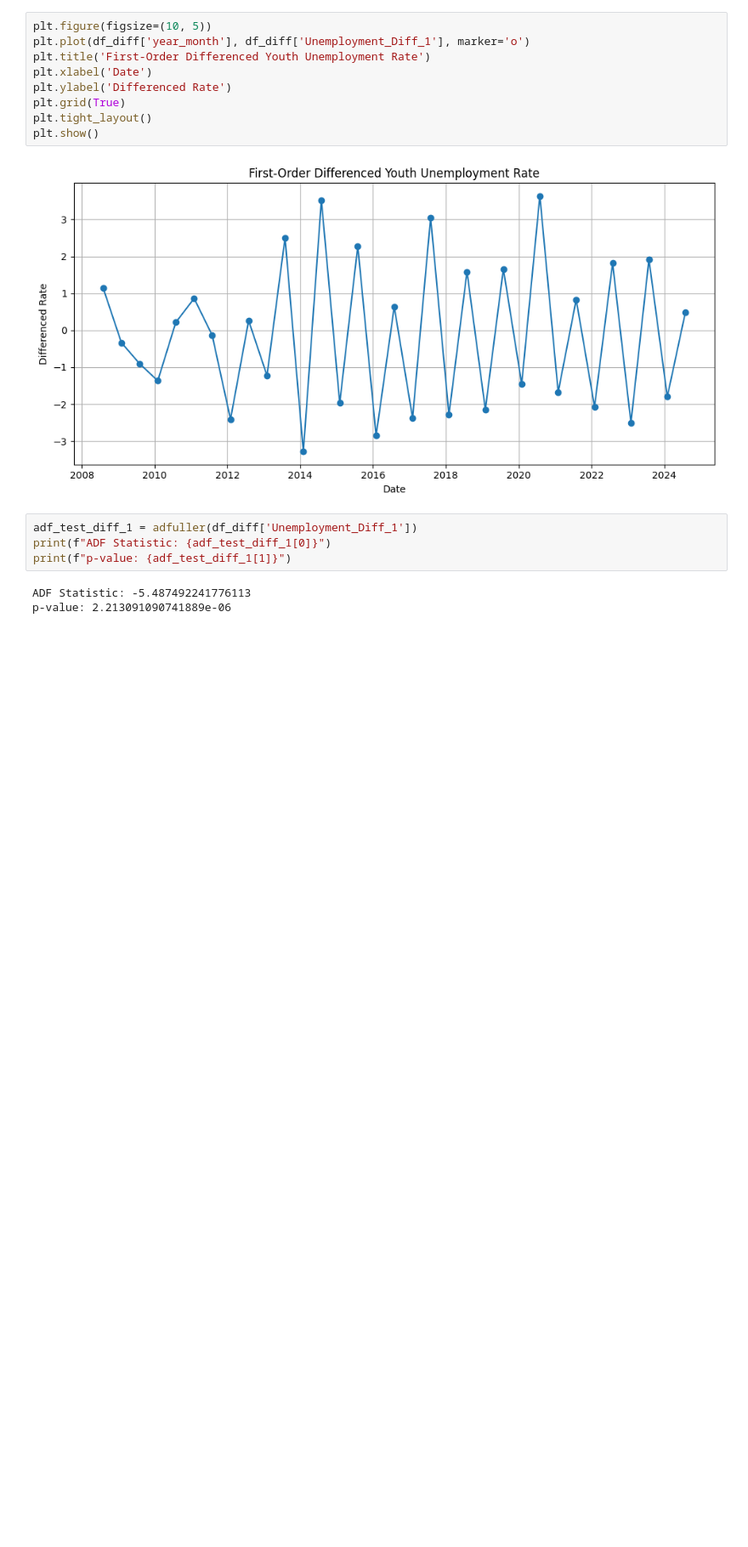
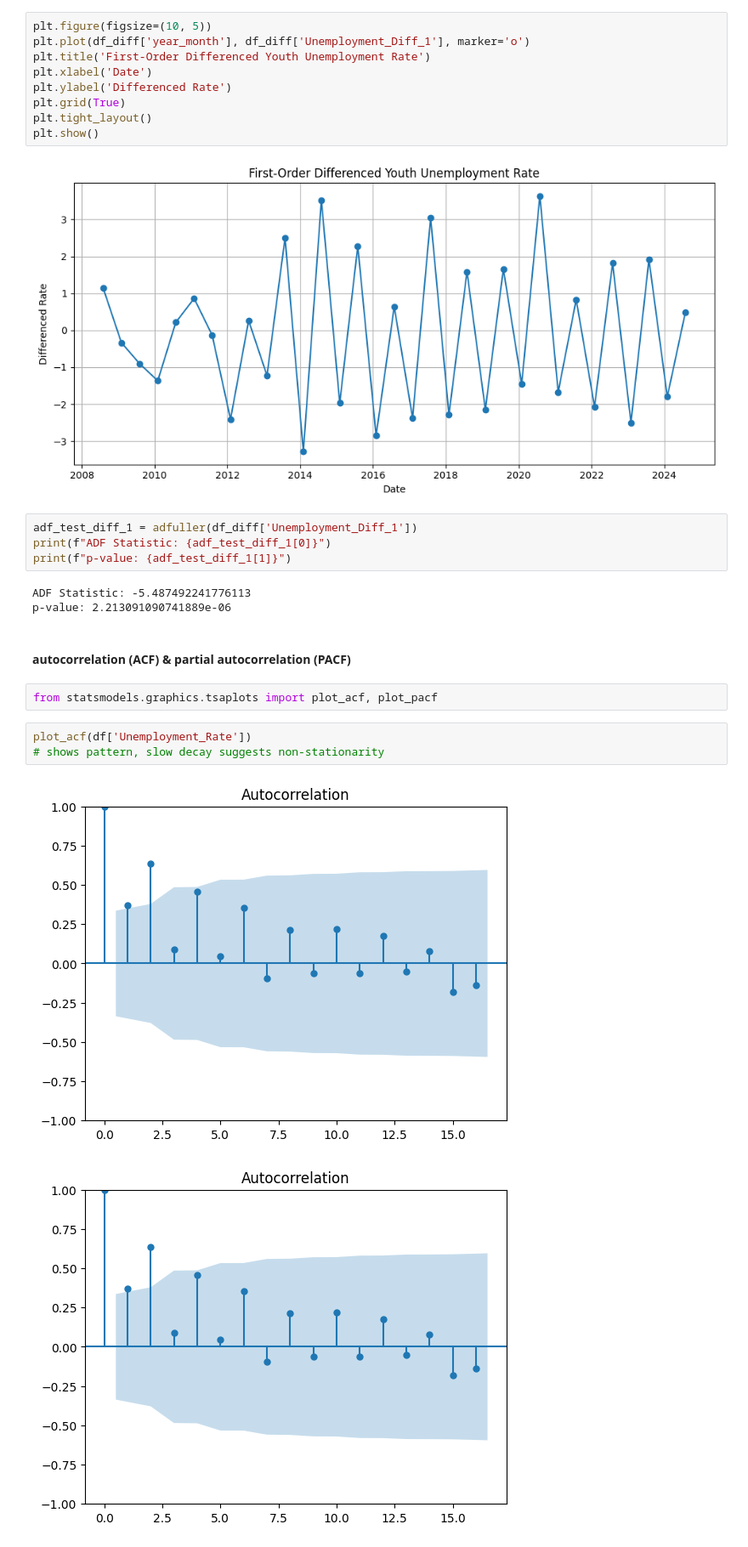
Before and after one commit to imajirzl/thesis-unemployment-rate, a Jupyter notebook: analysis/youth.ipynb, the cells around one changed output. Shown at 85% size. Saved outputs shown, nothing was run; the diff lists cells and outputs as text; blank space fills up the shorter version.

Commit message:
acf and pacf

```diff
--- a/analysis/youth.ipynb
+++ b/analysis/youth.ipynb
@@ -122,3 +122,13 @@ print(f"p-value: {adf_test_diff_1[1]}")
 # %% [output]
 ADF Statistic: -5.487492241776113
 p-value: 2.213091090741889e-06
+# %% [markdown]
+#### autocorrelation (ACF) & partial autocorrelation (PACF)
+# %%
+from statsmodels.graphics.tsaplots import plot_acf, plot_pacf
+# %%
+plot_acf(df['Unemployment_Rate'])
+# shows pattern, slow decay suggests non-stationarity
+# %% [output]
+[figure, added]
+[figure, added]
```
Also changed, not shown: parts of 1 cell of this notebook.
